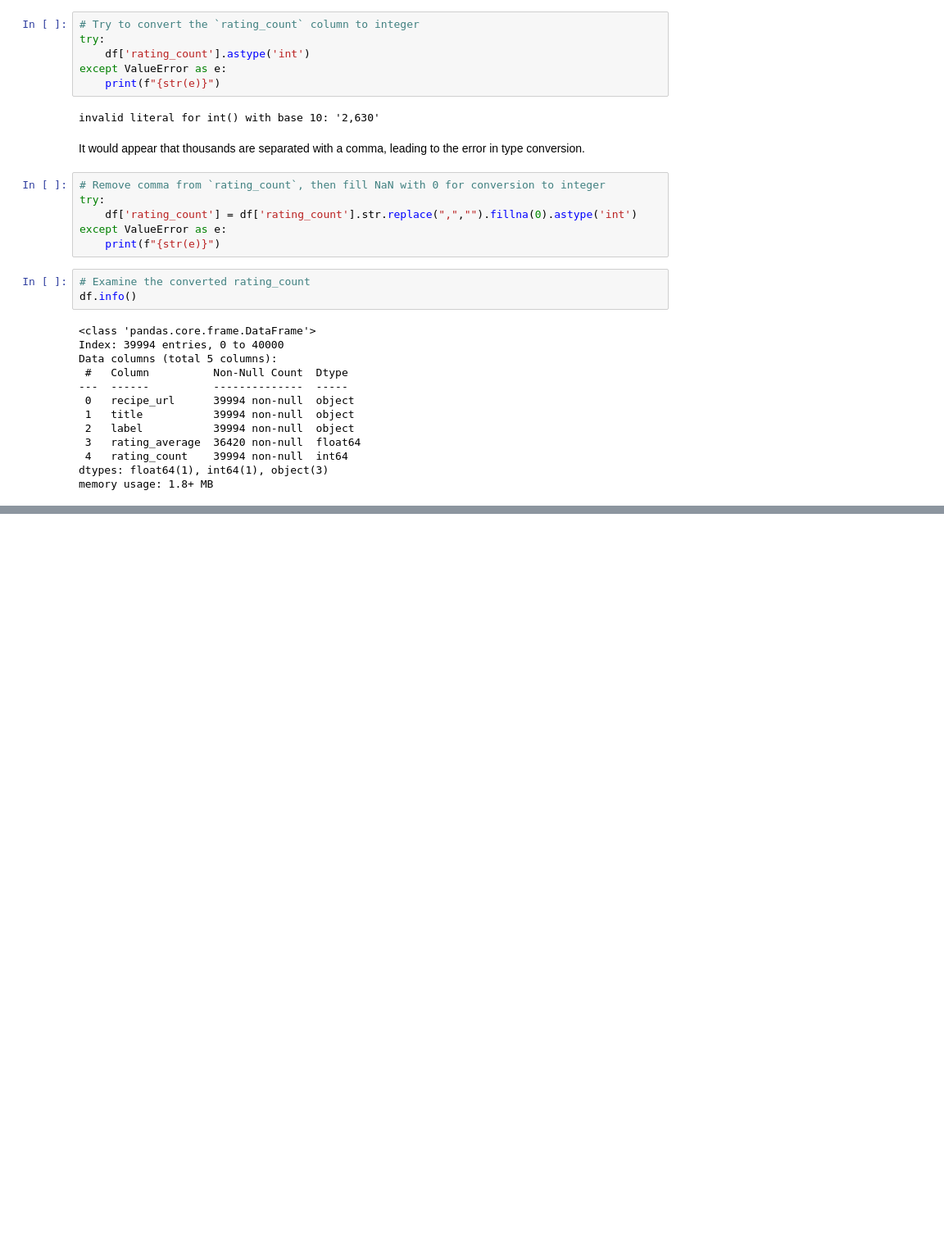
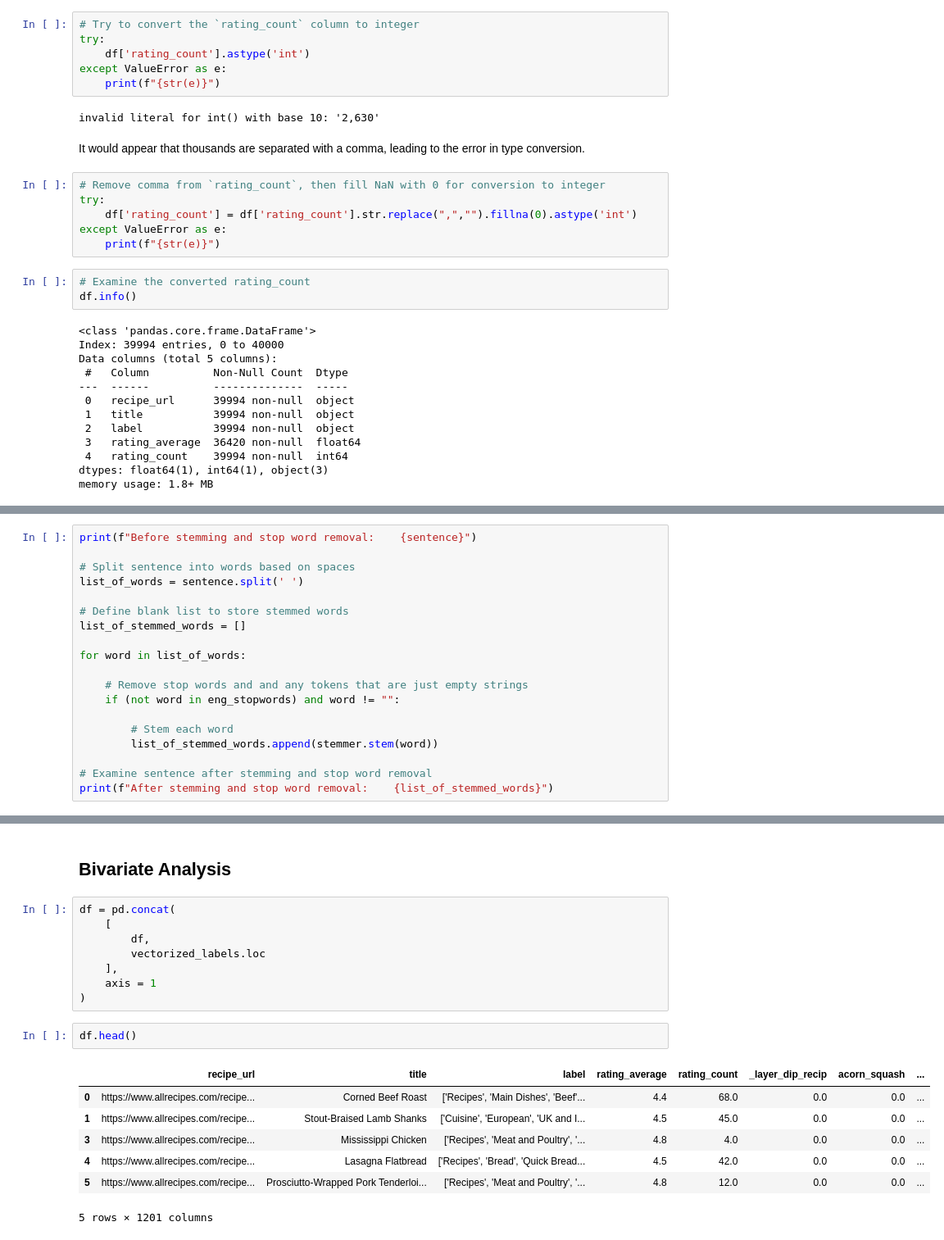
Before and after one commit to andrewyewcy/recipe_classifier, a Jupyter notebook: dev/2023-09-15-text-analysis-with-count-vectorizer.ipynb, the cells around one changed output, grey strips where cells are left out. Shown: that part at 82% size. Saved outputs shown, nothing was run; the diff lists cells and outputs as text; blank space fills up the shorter version.

```diff
--- a/dev/2023-09-15-text-analysis-with-count-vectorizer.ipynb
+++ b/dev/2023-09-15-text-analysis-with-count-vectorizer.ipynb
@@ -226,0 +454,19 @@ import string
+# %%
+print(f"Before stemming and stop word removal:    {sentence}")
+
+# Split sentence into words based on spaces
+list_of_words = sentence.split(' ')
+
+# Define blank list to store stemmed words
+list_of_stemmed_words = []
+
+for word in list_of_words:
+
+    # Remove stop words and and any tokens that are just empty strings
+    if (not word in eng_stopwords) and word != "":
+
+        # Stem each word
+        list_of_stemmed_words.append(stemmer.stem(word))
+
+# Examine sentence after stemming and stop word removal
+print(f"After stemming and stop word removal:    {list_of_stemmed_words}")
@@ -389,0 +689,20 @@ listofstemmed_words
+# %% [markdown]
+## Bivariate Analysis
+# %%
+df = pd.concat(
+    [
+        df,
+        vectorized_labels.loc
+    ],
+    axis = 1
+)
+# %%
+df.head()
+# %% [output]
+|  | recipe_url | title | label | rating_average | rating_count | _layer_dip_recip | acorn_squash | ... |
+| 0 | https://www.allrecipes.com/recipe... | Corned Beef Roast | ['Recipes', 'Main Dishes', 'Beef'... | 4.4 | 68.0 | 0.0 | 0.0 | ... |
+| 1 | https://www.allrecipes.com/recipe... | Stout-Braised Lamb Shanks | ['Cuisine', 'European', 'UK and I... | 4.5 | 45.0 | 0.0 | 0.0 | ... |
+| 3 | https://www.allrecipes.com/recipe... | Mississippi Chicken | ['Recipes', 'Meat and Poultry', '... | 4.8 | 4.0 | 0.0 | 0.0 | ... |
+| 4 | https://www.allrecipes.com/recipe... | Lasagna Flatbread | ['Recipes', 'Bread', 'Quick Bread... | 4.5 | 42.0 | 0.0 | 0.0 | ... |
+| 5 | https://www.allrecipes.com/recipe... | Prosciutto-Wrapped Pork Tenderloi... | ['Recipes', 'Meat and Poultry', '... | 4.8 | 12.0 | 0.0 | 0.0 | ... |
+5 rows × 1201 columns
```
Also changed, not shown: parts of 94 cells of this notebook, 16 other files.
